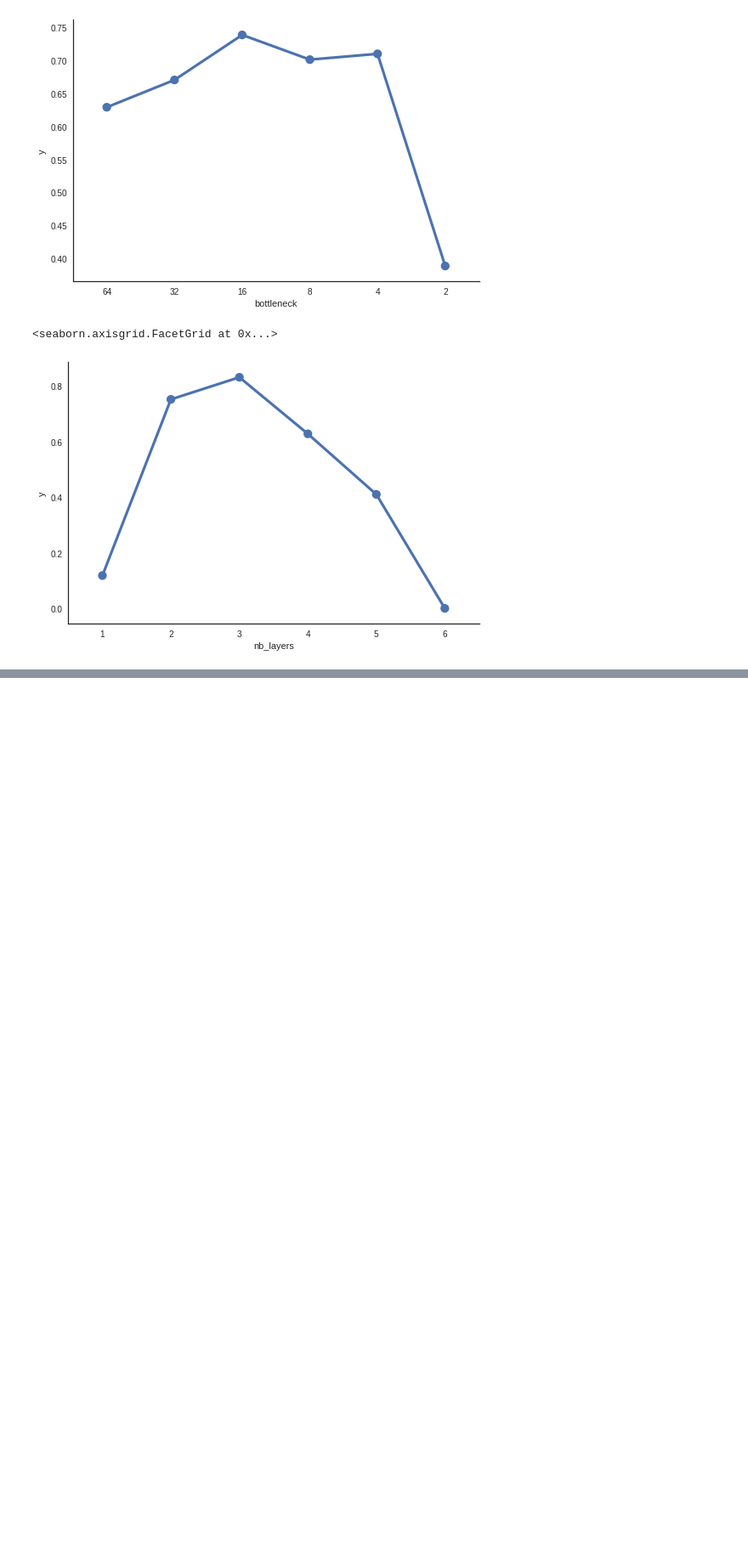
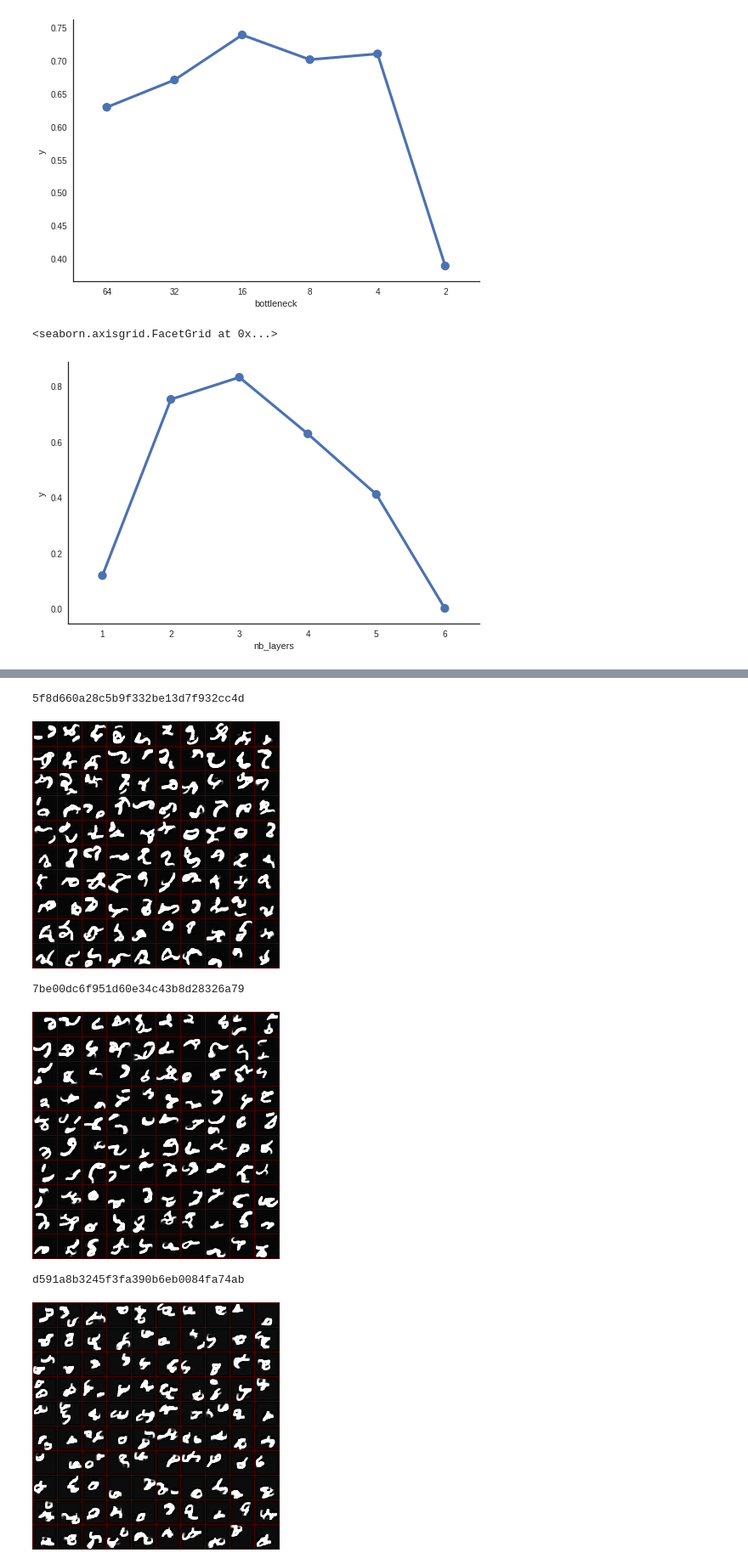
Before and after one commit to mehdidc/out_of_class, a Jupyter notebook: ae/ipynb/analysis.ipynb, the cells around one changed output, grey strips where cells are left out. Shown: that part at 85% size. Saved outputs shown, nothing was run; the diff lists cells and outputs as text; code cells hidden in the pictures; blank space fills up the shorter version.

```diff
--- a/ae/ipynb/analysis.ipynb
+++ b/ae/ipynb/analysis.ipynb
@@ -157,0 +200,16 @@ sns.factorplot(x='stride', y='emnist_letters_count', data=df, size=5, aspect=1.5
+# %%
+df = df_full
+df = df[df['sampler'] == 'mnist_deep_kchannel_stride']
+df = df[df['nb_layers']==2]
+df = df[df['stride'] == 2]
+df = df[df['zero_ratio']!=0.4]
+df = df.sort_values(by='zero_ratio')
+sns.factorplot(x='zero_ratio', y='emnist_letters_count', data=df, size=5, aspect=1.5)
+show_several(df)
+# %% [output]
+5f8d660a28c5b9f332be13d7f932cc4d
+[figure, added]
+7be00dc6f951d60e34c43b8d28326a79
+[figure, added]
+d591a8b3245f3fa390b6eb0084fa74ab
+[figure, added]
```
Also changed, not shown: parts of 8 cells of this notebook, 3 other files.
